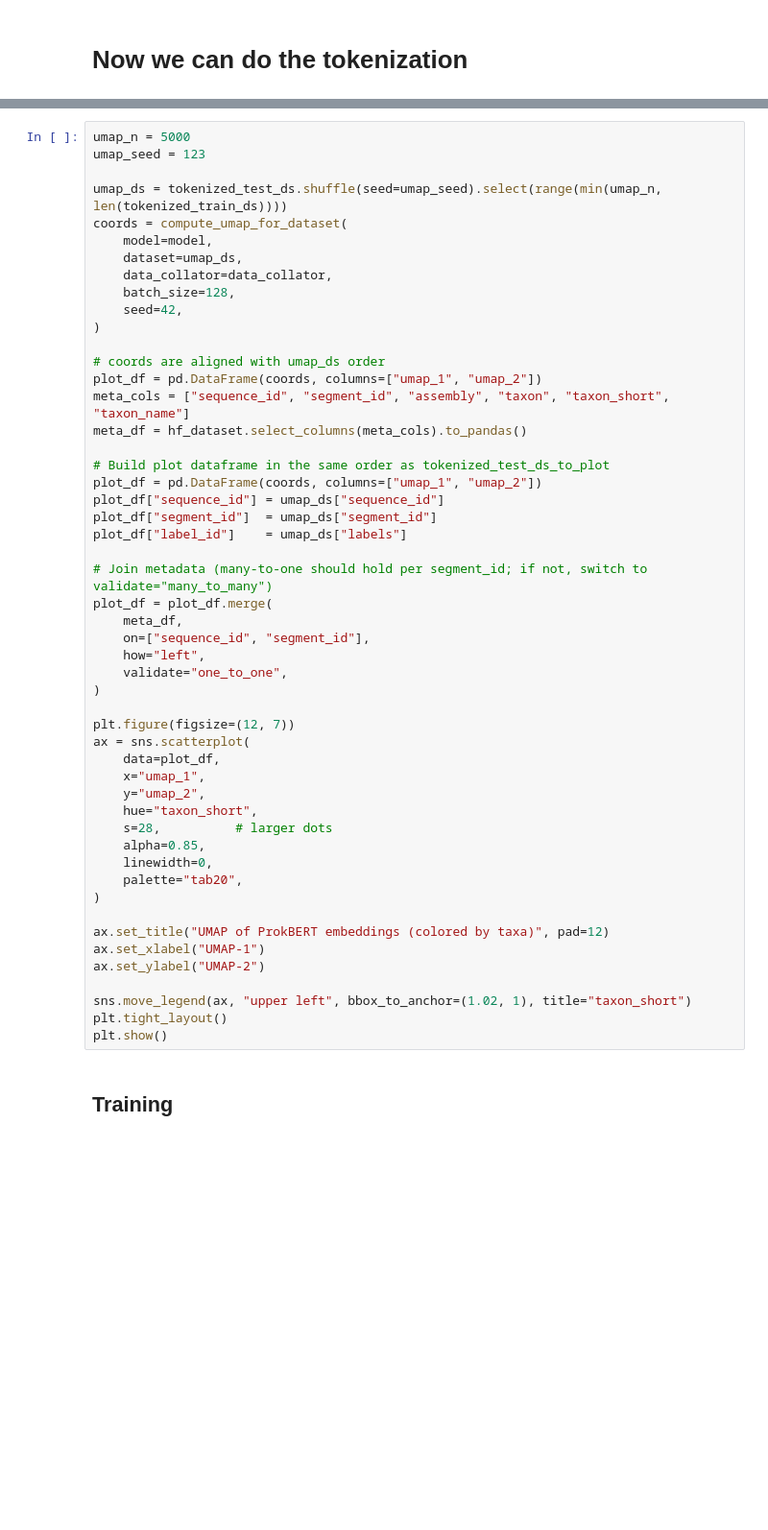
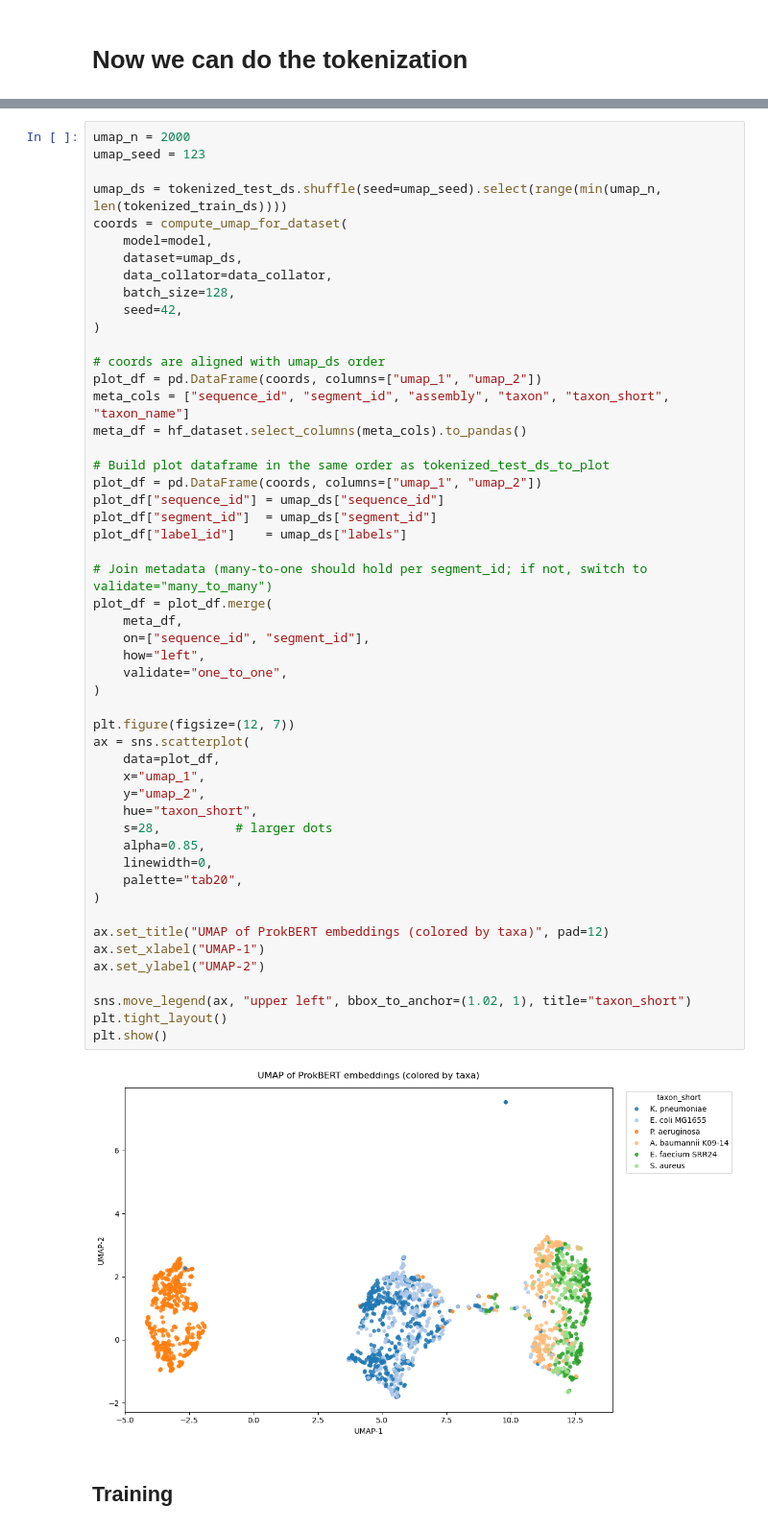
Before and after one commit to nbrg-ppcu/prokbert, a Jupyter notebook: examples/Contrastive_learning_example.ipynb, the cells around one changed output, grey strips where cells are left out. Shown at 96% size. Saved outputs shown, nothing was run; the diff lists cells and outputs as text; blank space fills up the shorter version.

```diff
--- a/examples/Contrastive_learning_example.ipynb
+++ b/examples/Contrastive_learning_example.ipynb
@@ -235,7 +252,7 @@ Steps in this cell:
 - Join metadata (`assembly`, `taxon`, `taxon_short`, `taxon_name`) for labeling.
 - Plot a scatter where each dot is a segment embedding, **colored by `taxon_short`**.
 # %%
-umap_n = 5000
+umap_n = 2000
 umap_seed = 123
 
 umap_ds = tokenized_test_ds.shuffle(seed=umap_seed).select(range(min(umap_n, len(tokenized_train_ds))))
@@ -258,33 +275,35 @@ plot_df["sequence_id"] = umap_ds["sequence_id"]
 plot_df["segment_id"]  = umap_ds["segment_id"]
 plot_df["label_id"]    = umap_ds["labels"]
 
 # Join metadata (many-to-one should hold per segment_id; if not, switch to validate="many_to_many")
 plot_df = plot_df.merge(
     meta_df,
     on=["sequence_id", "segment_id"],
     how="left",
     validate="one_to_one",
 )
 
 plt.figure(figsize=(12, 7))
 ax = sns.scatterplot(
     data=plot_df,
     x="umap_1",
     y="umap_2",
     hue="taxon_short",
     s=28,          # larger dots
     alpha=0.85,
     linewidth=0,
     palette="tab20",
 )
 
 ax.set_title("UMAP of ProkBERT embeddings (colored by taxa)", pad=12)
 ax.set_xlabel("UMAP-1")
 ax.set_ylabel("UMAP-2")
 
 sns.move_legend(ax, "upper left", bbox_to_anchor=(1.02, 1), title="taxon_short")
 plt.tight_layout()
 plt.show()
+# %% [output]
+[figure, added]
 # %% [markdown]
 ## Training
 # %% [markdown]
```
Also changed, not shown: parts of 9 cells of this notebook, 1 other file.
